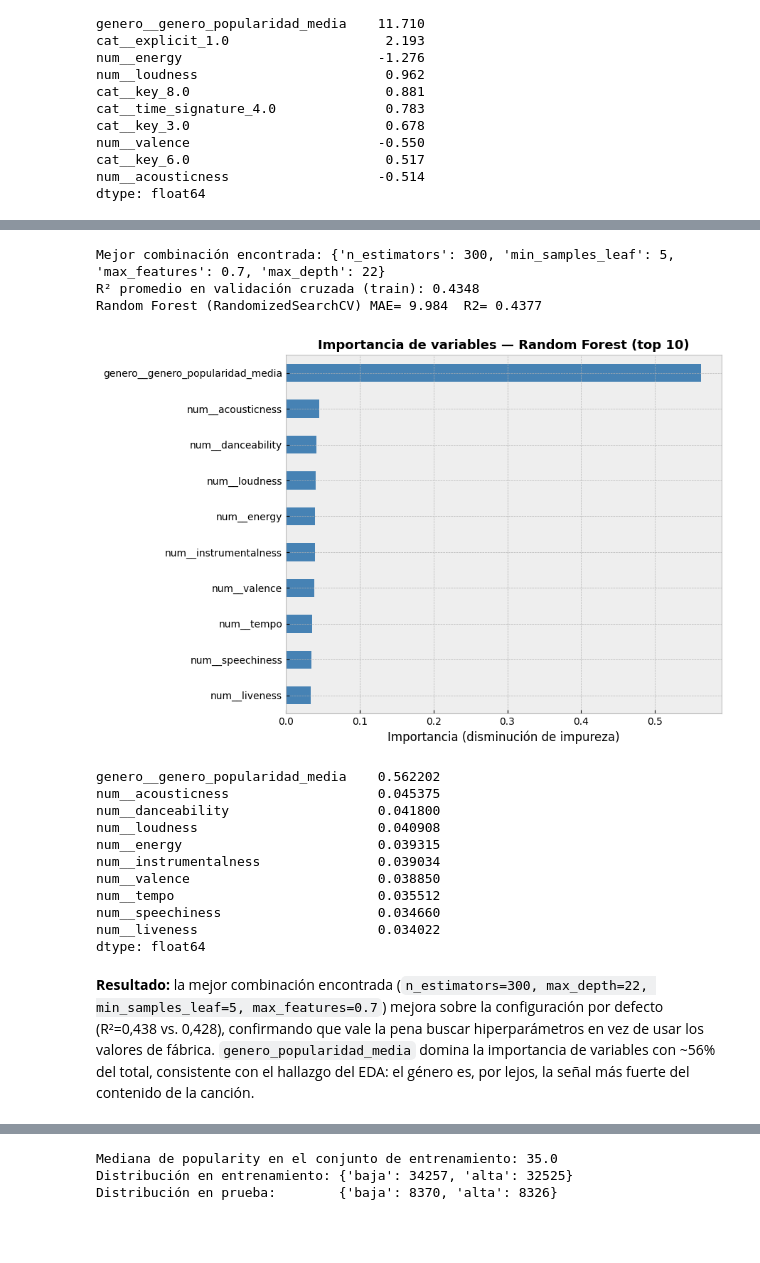
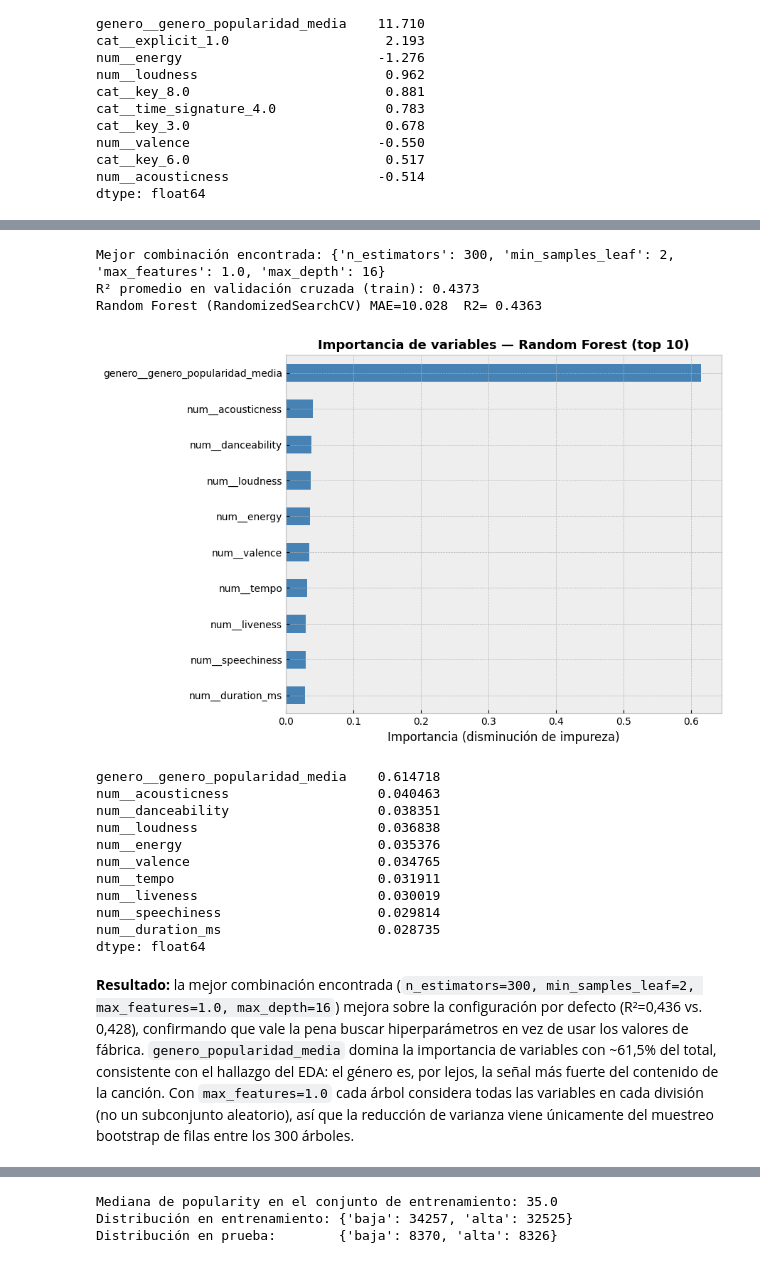
Before and after one commit to Felipe-Ahumada/Spotify-Tracks-Dataset, a Jupyter notebook: notebooks/modelamiento.ipynb, the cells around one changed output, grey strips where cells are left out. Saved outputs shown, nothing was run; the diff lists cells and outputs as text; code cells hidden in the pictures; blank space fills up the shorter version.

```diff
--- a/notebooks/modelamiento.ipynb
+++ b/notebooks/modelamiento.ipynb
@@ -379,0 +396,5 @@ dtype: float64
+# %%
+ridge_default = Ridge(alpha=1.0)
+ridge_default.fit(X_train_prep, y_train)
+pred_ridge_default = ridge_default.predict(X_test_prep)
+evaluar_modelo('Ridge (por defecto, alpha=1.0)', y_test, pred_ridge_default)
@@ -379,0 +447,5 @@ dtype: float64
+# %%
+lasso_default = Lasso(alpha=1.0, max_iter=5000)
+lasso_default.fit(X_train_prep, y_train)
+pred_lasso_default = lasso_default.predict(X_test_prep)
+evaluar_modelo('Lasso (por defecto, alpha=1.0)', y_test, pred_lasso_default)
@@ -478,53 +609,56 @@ memoria = Memory('../.cache_sklearn', verbose=0)
 @memoria.cache
 def ejecutar_busqueda_rf(X_train_prep, y_train, param_dist):
     busqueda = RandomizedSearchCV(
         RandomForestRegressor(random_state=42, n_jobs=1),
         param_distributions=param_dist,
-        n_iter=8, cv=3, scoring='r2', random_state=42, n_jobs=-1
+        n_iter=24, cv=KFold(n_splits=5, shuffle=True, random_state=42),
+        scoring='r2', random_state=42, n_jobs=-1
     )
     busqueda.fit(X_train_prep, y_train)
     return busqueda
 
 busqueda_rf = ejecutar_busqueda_rf(X_train_prep, y_train, param_dist)
 
 print(f'Mejor combinación encontrada: {busqueda_rf.best_params_}')
 print(f'R² promedio en validación cruzada (train): {busqueda_rf.best_score_:.4f}')
 
 random_forest = busqueda_rf.best_estimator_
 pred_rf = random_forest.predict(X_test_prep)
 evaluar_modelo('Random Forest (RandomizedSearchCV)', y_test, pred_rf)
 
 importancias = pd.Series(random_forest.feature_importances_, index=X_train_prep.columns)
 importancias = importancias.sort_values(ascending=False).head(10)
 
 importancias.sort_values().plot(kind='barh', figsize=(9, 6), color='steelblue')
 plt.title('Importancia de variables — Random Forest (top 10)', fontsize=13, fontweight='bold')
 plt.xlabel('Importancia (disminución de impureza)')
 plt.tight_layout()
 plt.savefig('../images/importancia_variables_rf.png', dpi=150, bbox_inches='tight')
 plt.show()
 
 importancias
 # %% [output]
-Mejor combinación encontrada: {'n_estimators': 300, 'min_samples_leaf': 5, 'max_features': 0.7, 'max_depth': 22}
-R² promedio en validación cruzada (train): 0.4348
-Random Forest (RandomizedSearchCV) MAE= 9.984  R2= 0.4377
+Mejor combinación encontrada: {'n_estimators': 300, 'min_samples_leaf': 2, 'max_features': 1.0, 'max_depth': 16}
+R² promedio en validación cruzada (train): 0.4373
+Random Forest (RandomizedSearchCV) MAE=10.028  R2= 0.4363
-[figure, old version]
+[figure, new version]
-genero__genero_popularidad_media    0.562202
-num__acousticness                   0.045375
-num__danceability                   0.041800
-num__loudness                       0.040908
-num__energy                         0.039315
-num__instrumentalness               0.039034
-num__valence                        0.038850
-num__tempo                          0.035512
-num__speechiness                    0.034660
-num__liveness                       0.034022
+genero__genero_popularidad_media    0.614718
+num__acousticness                   0.040463
+num__danceability                   0.038351
+num__loudness                       0.036838
+num__energy                         0.035376
+num__valence                        0.034765
+num__tempo                          0.031911
+num__liveness                       0.030019
+num__speechiness                    0.029814
+num__duration_ms                    0.028735
 dtype: float64
 # %% [markdown]
-**Resultado:** la mejor combinación encontrada (`n_estimators=300, max_depth=22,
-min_samples_leaf=5, max_features=0.7`) mejora sobre la configuración por defecto (R²=0,438 vs.
+**Resultado:** la mejor combinación encontrada (`n_estimators=300, min_samples_leaf=2,
+max_features=1.0, max_depth=16`) mejora sobre la configuración por defecto (R²=0,436 vs.
 0,428), confirmando que vale la pena buscar hiperparámetros en vez de usar los valores de
-fábrica. `genero_popularidad_media` domina la importancia de variables con ~56% del total,
+fábrica. `genero_popularidad_media` domina la importancia de variables con ~61,5% del total,
 consistente con el hallazgo del EDA: el género es, por lejos, la señal más fuerte del contenido
-de la canción.
+de la canción. Con `max_features=1.0` cada árbol considera todas las variables en cada
+división (no un subconjunto aleatorio), así que la reducción de varianza viene únicamente del
+muestreo bootstrap de filas entre los 300 árboles.
```
Also changed, not shown: parts of 53 cells of this notebook, 13 other files.
